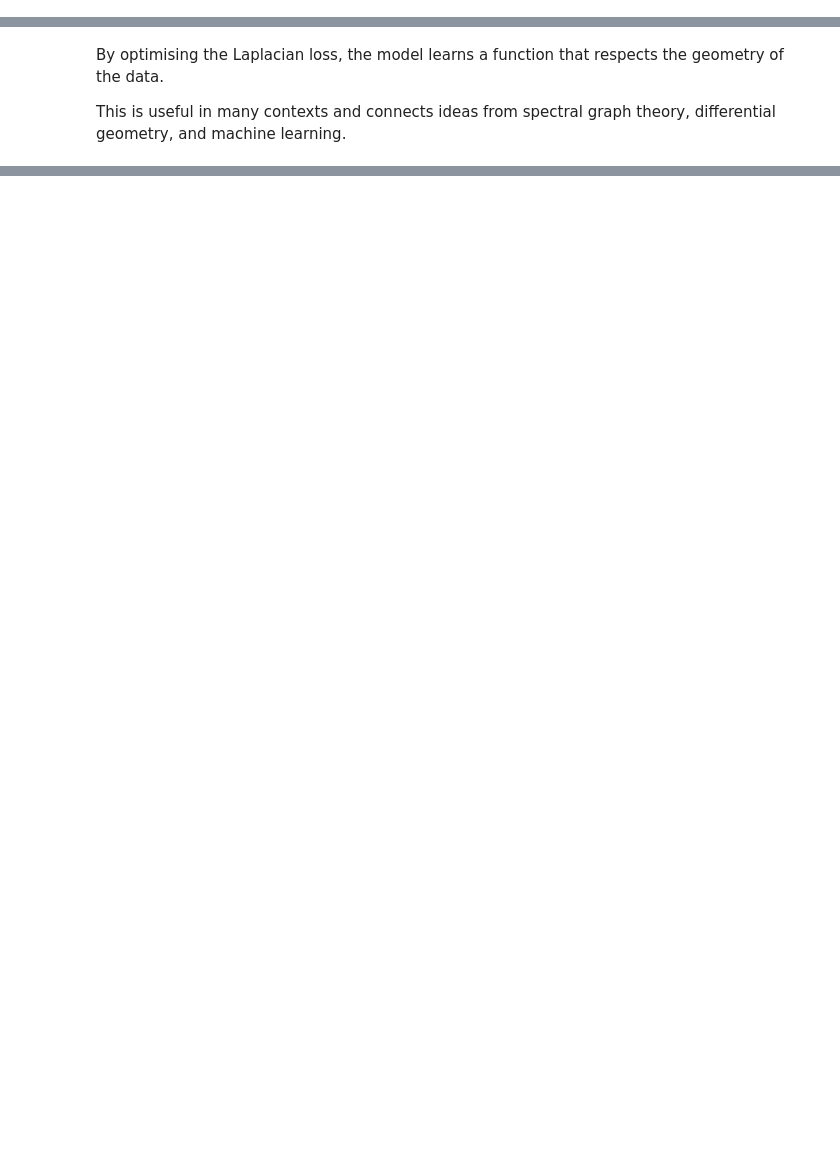
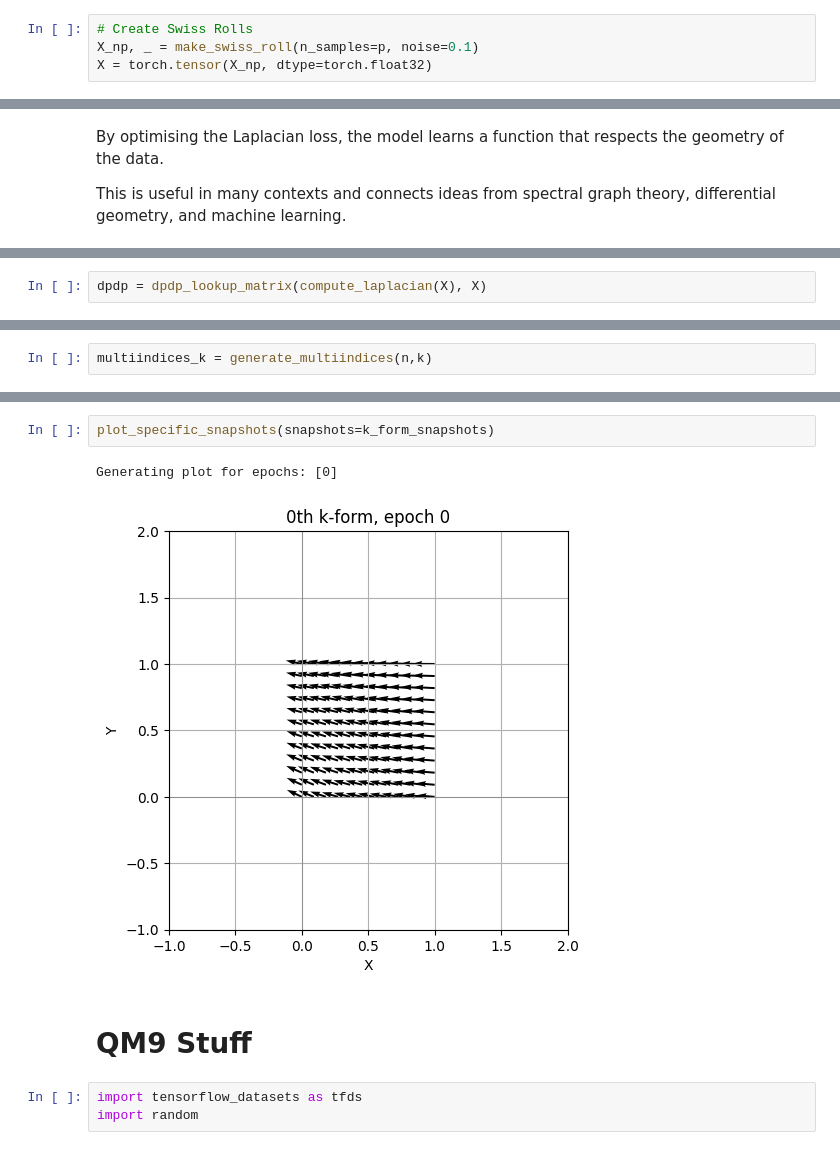
Before and after one commit to btrentini/k-forms, a Jupyter notebook: DiffForms.ipynb, the cells around one changed output, grey strips where cells are left out. Drawn from its saved outputs; the diff is of its cells as text; blank space fills up the shorter version.

```diff
--- a/DiffForms.ipynb
+++ b/DiffForms.ipynb
@@ -36 +37,5 @@ from mpl_toolkits.mplot3d import Axes3D
+# %%
+# Create Swiss Rolls
+X_np, _ = make_swiss_roll(n_samples=p, noise=0.1)
+X = torch.tensor(X_np, dtype=torch.float32)
 # %%
@@ -206,0 +182,2 @@ plt.show()
+# %%
+dpdp = dpdp_lookup_matrix(compute_laplacian(X), X)
@@ -206,0 +232,2 @@ plt.show()
+# %%
+multiindices_k = generate_multiindices(n,k)
@@ -206,0 +1040,10 @@ plt.show()
+# %%
+plot_specific_snapshots(snapshots=k_form_snapshots)
+# %% [output]
+Generating plot for epochs: [0]
+[figure, added]
+# %% [markdown]
+# QM9 Stuff
+# %%
+import tensorflow_datasets as tfds
+import random
```
Also changed, not shown: parts of 42 cells of this notebook.
